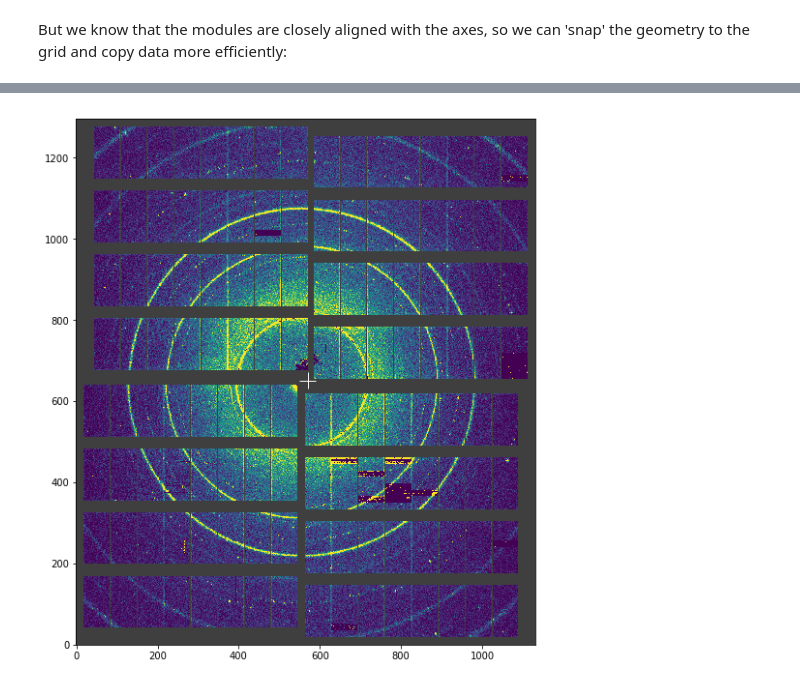
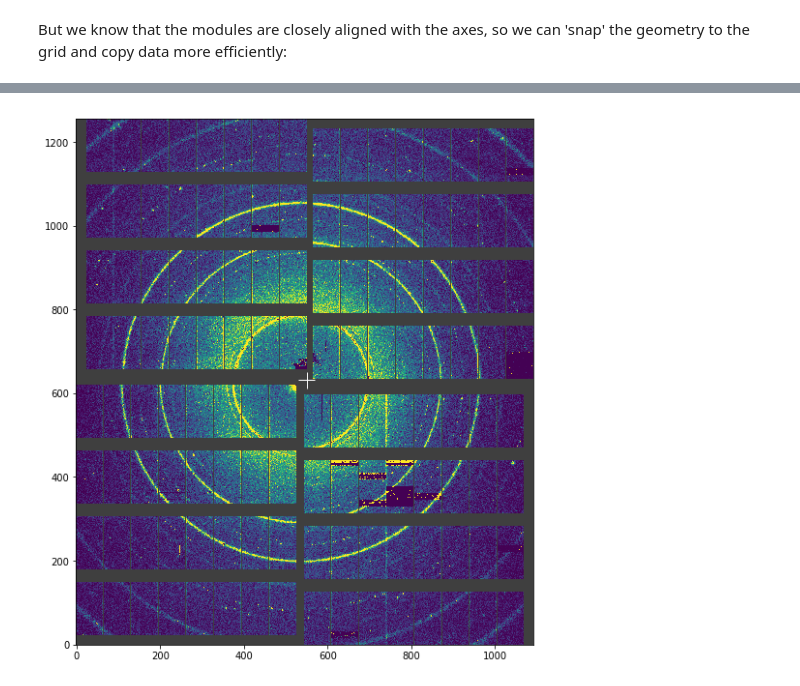
Before and after one commit to European-XFEL/karabo_data, a Jupyter notebook: docs/agipd_geometry.ipynb, the cells around one changed output, grey strips where cells are left out. Cells and saved outputs as stored; diff of their text form; code cells hidden in the pictures.

```diff
--- a/docs/agipd_geometry.ipynb
+++ b/docs/agipd_geometry.ipynb
@@ -58,4 +60,3 @@ Wall time: 16.6 ms
 # %%
-%%time
-snap_geom.plot_data(np.clip(stacked_pulse, 0, 1000))
+geom.plot_data_fast(np.clip(stacked_pulse, 0, 1000))
 # %% [output]
@@ -64 +63 @@ Wall time: 98 ms
-[figure, old version]
+[figure, new version]
```
Also changed, not shown: parts of 5 cells of this notebook.
